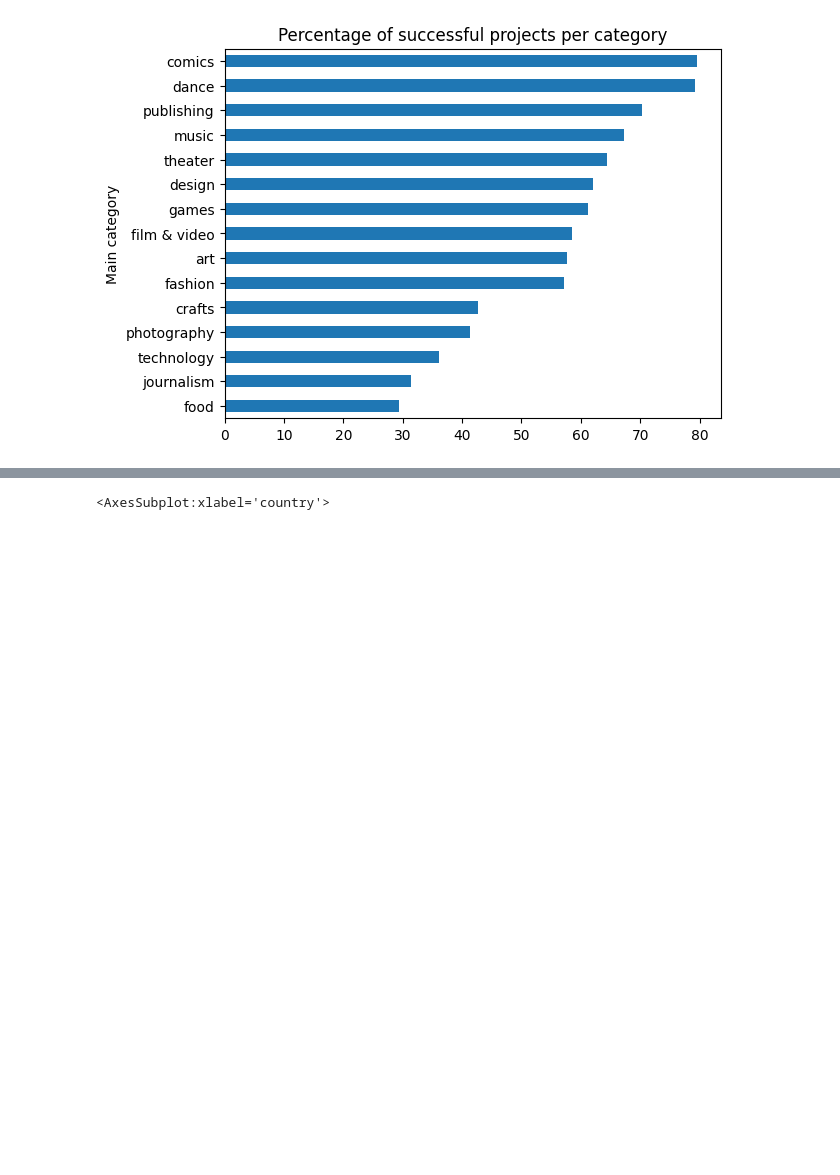
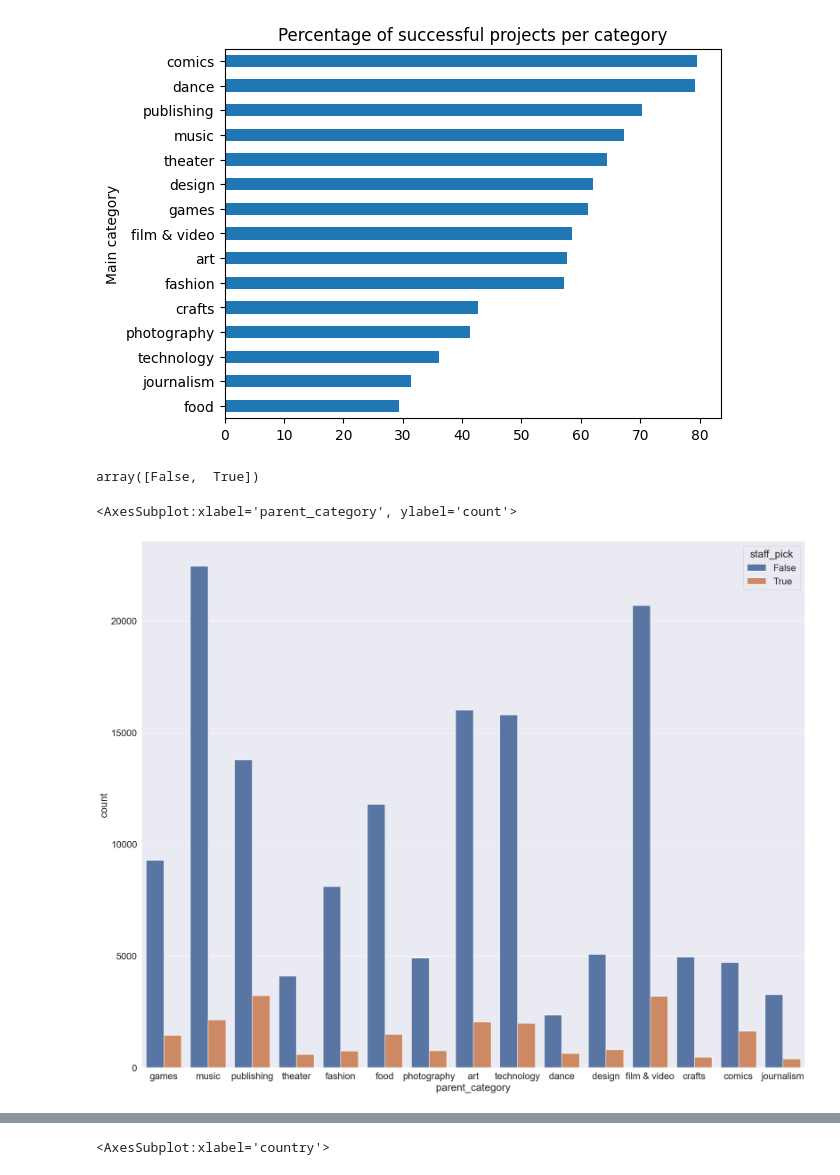
Before and after one commit to joshuadbeil/kickstarter_challenge, a Jupyter notebook: 04-Visualisations.ipynb, the cells around one changed output, grey strips where cells are left out. Saved outputs shown, nothing was run; the diff lists cells and outputs as text; code cells hidden in the pictures; blank space fills up the shorter version.

Commit message:
visualisations

```diff
--- a/04-Visualisations.ipynb
+++ b/04-Visualisations.ipynb
@@ -189,0 +195,10 @@ Text(0.5, 1.0, 'Percentage of successful projects per category')
+# %%
+df.staff_pick.unique()
+# %% [output]
+array([False,  True])
+# %%
+plt.figure(figsize = (25,20))
+sns.countplot(data =df, x = 'parent_category', hue = 'staff_pick')
+# %% [output]
+<AxesSubplot:xlabel='parent_category', ylabel='count'>
+[figure, added]
```
Also changed, not shown: parts of 7 cells of this notebook.
